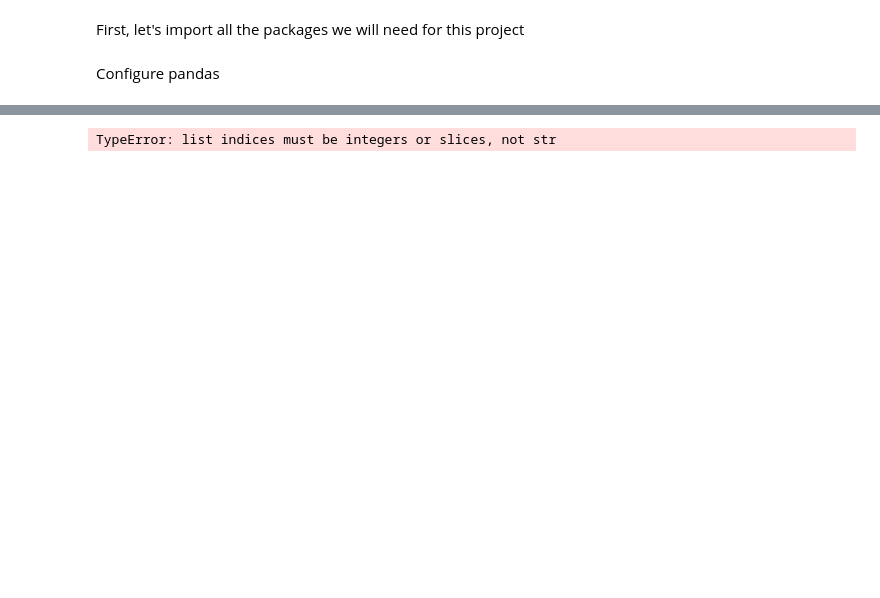
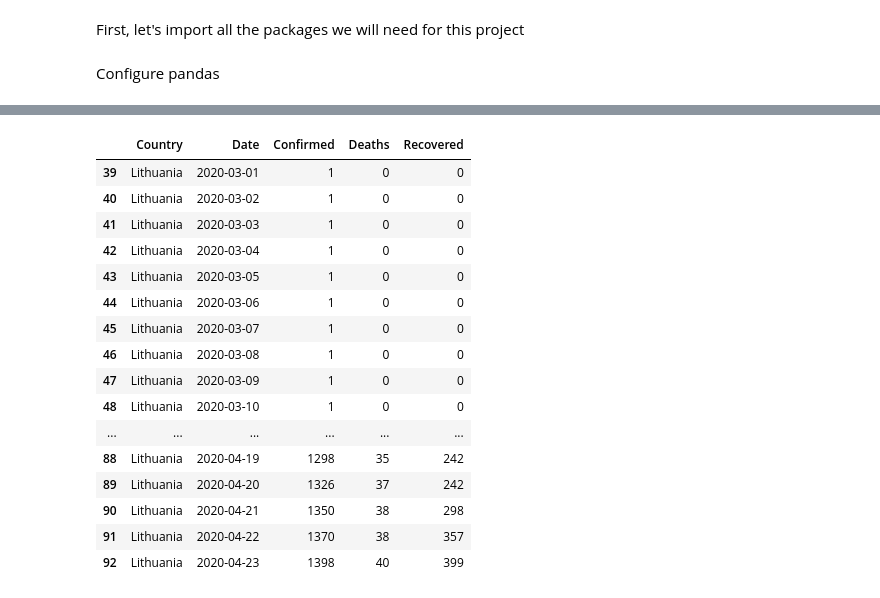
Before and after one commit to eduardblumental/Covid-19, a Jupyter notebook: Covid-19 figures by Eduards Blumentals.ipynb, the cells around one changed output, grey strips where cells are left out. Saved outputs shown, nothing was run; the diff lists cells and outputs as text; code cells hidden in the pictures; blank space fills up the shorter version.

```diff
--- a/Covid-19 figures by Eduards Blumentals.ipynb
+++ b/Covid-19 figures by Eduards Blumentals.ipynb
@@ -16,22 +34,32 @@ To see the disease development over time, let's access the Covid-19 data API kin
 # %%
-r = requests.get('https://api.covid19api.com/')
-instructions_dic = r.json()
-instructions = pd.DataFrame.from_dict(instructions_dic).transpose()
+def timeSeriesData(list_countries = ['estonia', 'latvia', 'lithuania']):
 
-list_countries = ['spain', 'italy', 'france', 'germany', 'united-kingdom']
-data = []
+    data = []
 
-for country in list_countries:
-    r = requests.get(f'https://api.covid19api.com/country/{country}')
-    data_dic = r.json()
-    raw_data = pd.DataFrame.from_dict(data_dic)
+    for country in list_countries:
+        r = requests.get(f'https://api.covid19api.com/country/{country}')
+        data_dic = r.json()
+        raw_data = pd.DataFrame.from_dict(data_dic)
 
-    filter_province = raw_data['Province'] != ''
-    raw_data.drop(index = raw_data[filter_province].index, inplace = True)
+        filter_province = raw_data['Province'] != ''
+        raw_data.drop(index = raw_data[filter_province].index, inplace = True)
 
-    raw_data.drop(columns = ['CountryCode', 'Province', 'City', 'CityCode', 'Lat', 'Lon', 'Active'], inplace = True)
-    raw_data['Date'] = pd.to_datetime(raw_data['Date'], format = '%Y-%m-%dT%H:%M:%SZ')
+        filter_columns = ['CountryCode', 'Province', 'City', 'CityCode', 'Lat', 'Lon', 'Active']
+        raw_data.drop(columns = filter_columns, inplace = True)
 
-    data.append(raw_data)
+        raw_data['Date'] = pd.to_datetime(raw_data['Date'], format = '%Y-%m-%dT%H:%M:%SZ')
+        raw_data[['Confirmed', 'Deaths', 'Recovered']] = raw_data[['Confirmed', 'Deaths', 'Recovered']].apply(pd.to_numeric)
 
-data = pd.concat(data)
+        data.append(raw_data)
+
+    data = pd.concat(data)
+
+    column_names = ['Country', 'Date', 'Confirmed', 'Deaths', 'Recovered']
+    data = data.reindex(columns = column_names)
+
+    filter_date = data['Date'] >= '2020-03-01'
+    data = data[filter_date]
+
+    country_group = data.groupby('Country')
+
+    return country_group
@@ -81,7 +66,21 @@ data['Date'] = pd.to_datetime(data['Date'], format = '%Y-%m-%dT%H:%M:%SZ')
-# %%
-yesterday = datetime.date(datetime.today() - timedelta(1))
-filter_country = data['Country'] == 'United States of America'
-filter_date = data['Date'] == str(yesterday)
-filter_province = data['Province'] == ''
-# %% [output]
-TypeError: list indices must be integers or slices, not str
+# %%
+data = timeSeriesData()
+data.get_group('Lithuania')
+# %% [output]
+|  | Country | Date | Confirmed | Deaths | Recovered |
+| 39 | Lithuania | 2020-03-01 | 1 | 0 | 0 |
+| 40 | Lithuania | 2020-03-02 | 1 | 0 | 0 |
+| 41 | Lithuania | 2020-03-03 | 1 | 0 | 0 |
+| 42 | Lithuania | 2020-03-04 | 1 | 0 | 0 |
+| 43 | Lithuania | 2020-03-05 | 1 | 0 | 0 |
+| 44 | Lithuania | 2020-03-06 | 1 | 0 | 0 |
+| 45 | Lithuania | 2020-03-07 | 1 | 0 | 0 |
+| 46 | Lithuania | 2020-03-08 | 1 | 0 | 0 |
+| 47 | Lithuania | 2020-03-09 | 1 | 0 | 0 |
+| 48 | Lithuania | 2020-03-10 | 1 | 0 | 0 |
+| ... | ... | ... | ... | ... | ... |
+| 88 | Lithuania | 2020-04-19 | 1298 | 35 | 242 |
+| 89 | Lithuania | 2020-04-20 | 1326 | 37 | 242 |
+| 90 | Lithuania | 2020-04-21 | 1350 | 38 | 298 |
+| 91 | Lithuania | 2020-04-22 | 1370 | 38 | 357 |
+| 92 | Lithuania | 2020-04-23 | 1398 | 40 | 399 |
```
Also changed, not shown: parts of 11 cells of this notebook.
